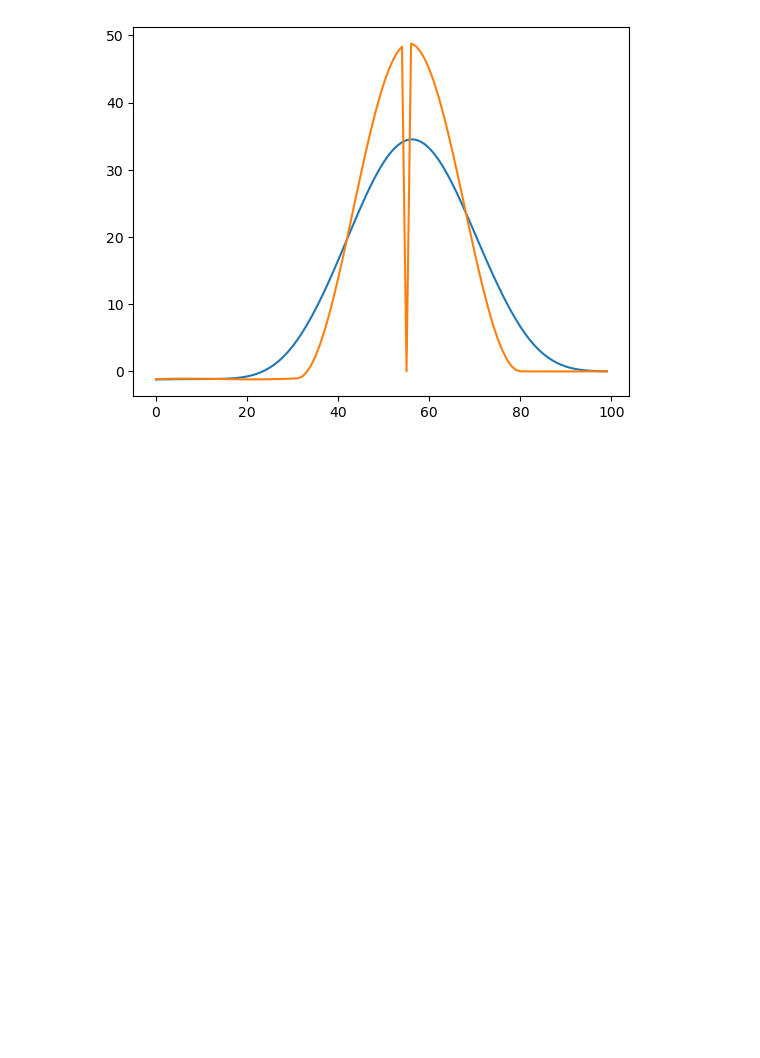
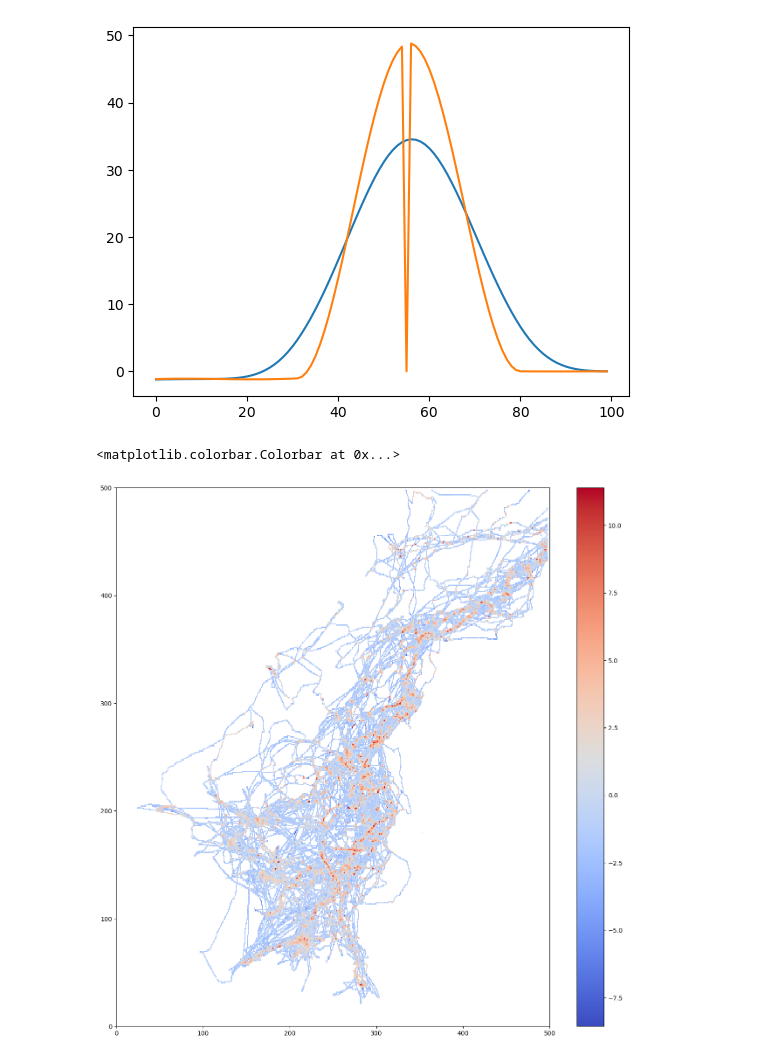
Before and after one commit to Lbarrrois/Paragliding-analysis, a Jupyter notebook: Untitled1.ipynb, the cells around one changed output. Saved outputs shown, nothing was run; the diff lists cells and outputs as text; code cells hidden in the pictures; blank space fills up the shorter version.

```diff
--- a/Untitled1.ipynb
+++ b/Untitled1.ipynb
@@ -336,3 +336,13 @@ plt.plot(vz_liste[3000:3100])
 # %% [output]
 [<matplotlib.lines.Line2D at 0x...>]
 [figure]
+# %%
+fig = plt.figure(figsize = (16,16))
+values = np.load('T:/C2H/STAGES/LEO_BARROIS/ndarray/maximum_speed_map/IGC_19-08-2023/Planeur_test.npy')
+ind3 = (values == -9999 )
+new_values = np.ma.masked_array(values,mask=ind3)
+plt.pcolormesh(new_values,cmap = 'coolwarm')
+plt.colorbar()
+# %% [output]
+<matplotlib.colorbar.Colorbar at 0x...>
+[figure, added]
```
Also changed, not shown: parts of 2 cells of this notebook, 1 other file.
